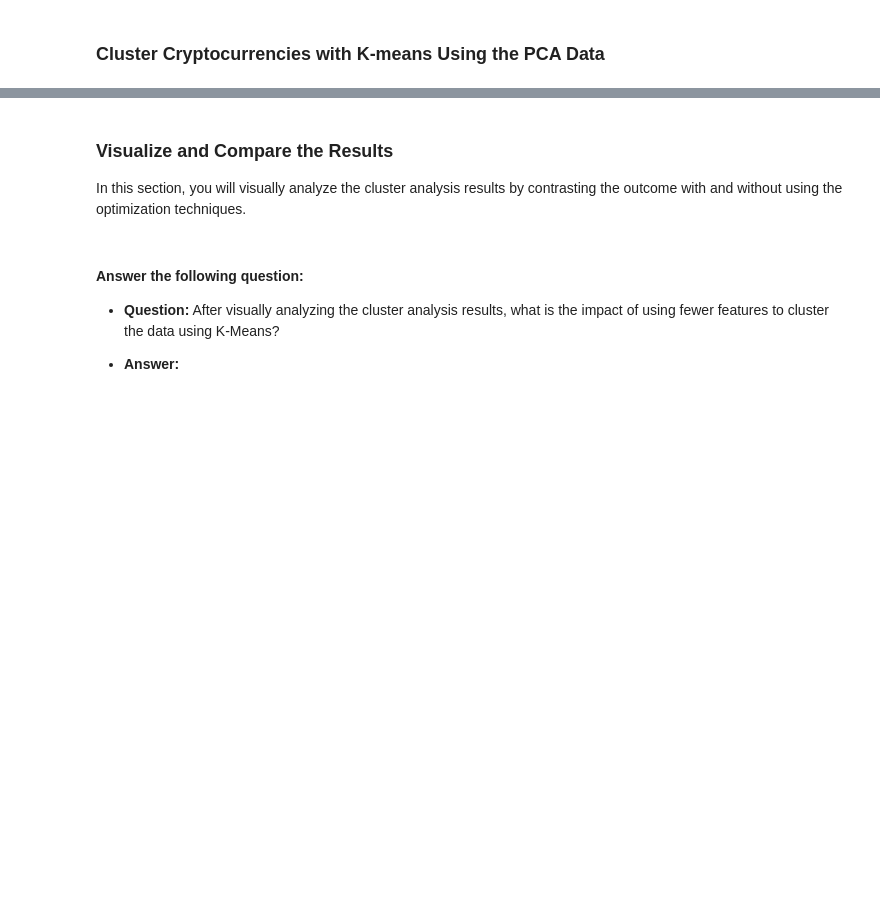
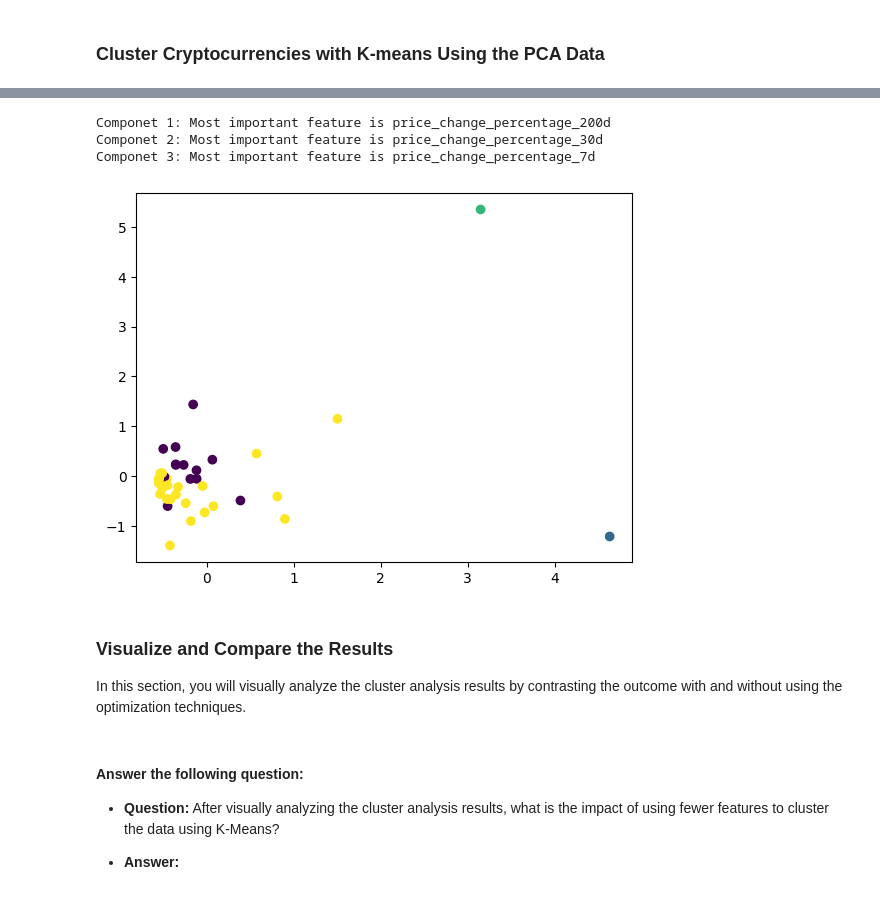
Before and after one commit to peggz19/CryptoClustering, a Jupyter notebook: Crypto_Clustering.ipynb, the cells around one changed output, grey strips where cells are left out. Drawn from its saved outputs; the diff is of its cells as text; code cells hidden in the pictures; blank space fills up the shorter version.

```diff
--- a/Crypto_Clustering.ipynb
+++ b/Crypto_Clustering.ipynb
@@ -268,3 +304,23 @@ new_pca_df.head()
+# %%
+#Checking which features were chosen
+import numpy as np
+loadings = pca.components_
+absolute_loadings = np.abs(loadings)
+most_important_features = np.argmax(absolute_loadings, axis = 1)
+for component, feature_idx in enumerate(most_important_features):
+  feature_name = new_scaled_df.columns[feature_idx]
+  print(f'Componet {component+1}: Most important feature is {feature_name}')
+
+  #That's why our data is so different from the one we did previously
+# %% [output]
+Componet 1: Most important feature is price_change_percentage_200d
+Componet 2: Most important feature is price_change_percentage_30d
+Componet 3: Most important feature is price_change_percentage_7d
+# %%
+plt.scatter(new_scaled_df['price_change_percentage_200d'], new_scaled_df['price_change_percentage_30d'], c=copied_df2['PCA_y_pred'])
+plt.show()
+# %% [output]
+[figure, added]
 # %% [markdown]
 ### Visualize and Compare the Results
 
```
Also changed, not shown: parts of 11 cells of this notebook.
